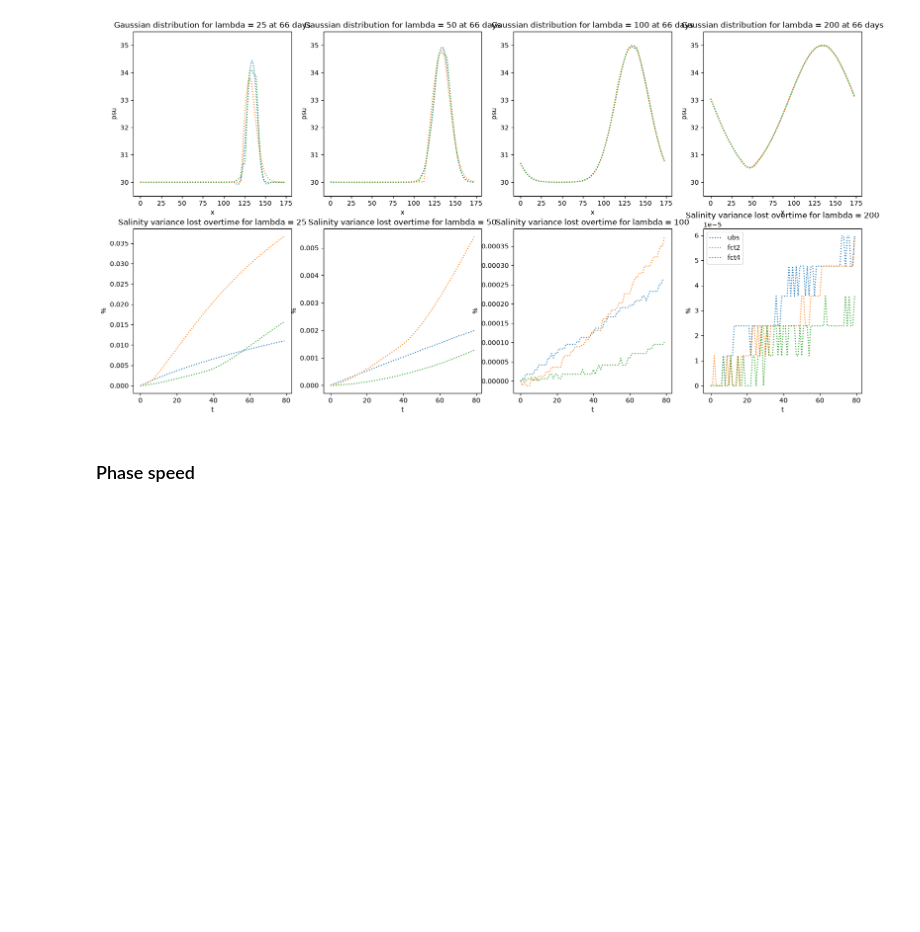
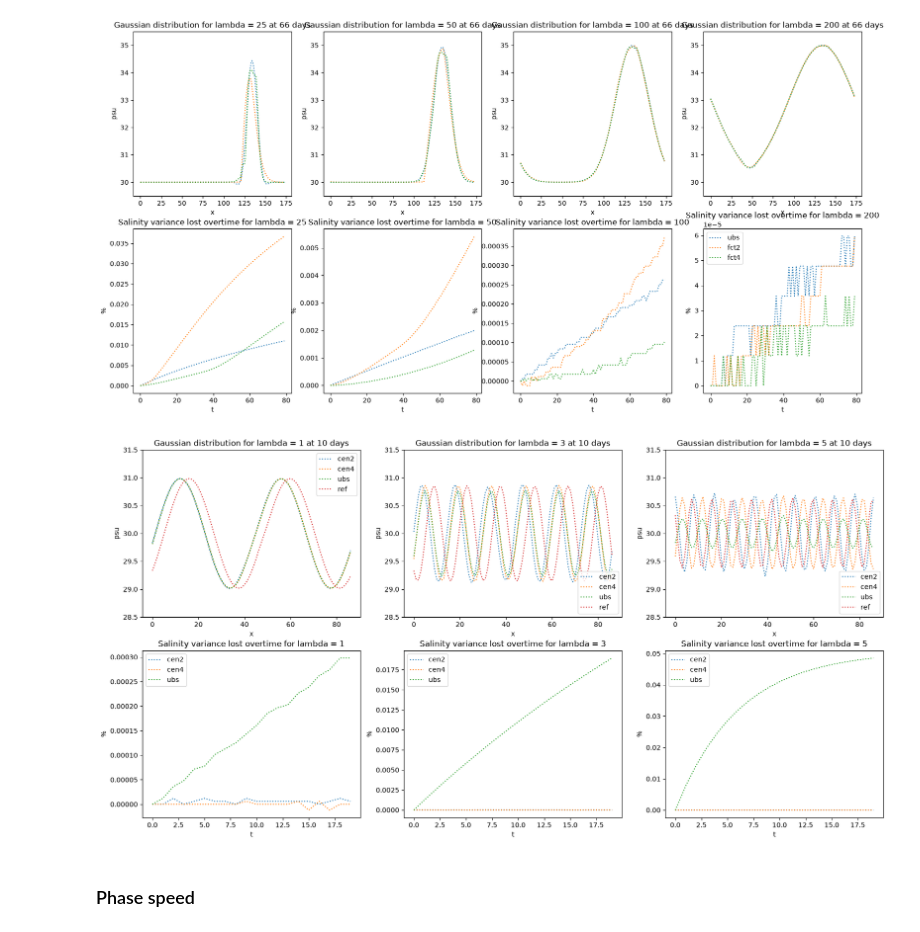
Before and after one commit to justinebuisson606/NEMO_Demonstrators, a Jupyter notebook: Demonstator 1-gauss.ipynb, the cells around one changed output. Cells and saved outputs as stored; diff of their text form; code cells hidden in the pictures; blank space fills up the shorter version.

```diff
--- a/Demonstator 1-gauss.ipynb
+++ b/Demonstator 1-gauss.ipynb
@@ -86,3 +89,37 @@ plt.legend()
+# %%
+
+v= 0.5
+dx = 10000
+dt = 24*3600
+ref = []
+t = 10
+fig_salt2c, axes_salt2c = plt.subplots(2, len(w_list), figsize=(20,10))
+
+for i, l in enumerate(w_list):
+        for scheme in scheme_list :
+            dataset = xr.open_dataset(rep+'CANAL_sin_'+scheme+str(l)+'_all_grid.nc', decode_times=False)
+            s2c = dataset['salt2c'].mean(dim=('x_grid_T', 'y_grid_T'))
+            s2c = np.array(s2c)
+            data = (1-s2c/s2c[0])*100
+            time = np.arange(s2c.shape[0])
+            axes_salt2c[1][i].plot(time,  data, ':', label = scheme)#plotting the ratio of the lost variance
+            axes_salt2c[1][i].set_title(f"Salinity variance lost overtime for lambda = {l}")
+            axes_salt2c[1][i].set_xlabel('t')
+            axes_salt2c[1][i].set_ylabel('%')
+            sin = dataset['soce'].isel(time_counter=t, y_grid_T = 50, deptht=0)
+            x = np.arange(sin.shape[0])
+            axes_salt2c[0][i].plot(x, sin, ':', label = scheme)
+        sin0 = dataset['soce'].isel(time_counter=0, y_grid_T = 50, deptht=0)
+        ref = np.roll(sin0, shift=v*dt*(t+1)/dx)
+        axes_salt2c[0][i].plot(x, ref, ':', label = 'ref')
+        axes_salt2c[0][i].set_title(f"Gaussian distribution for lambda = {l} at {t} days")
+        axes_salt2c[0][i].set_ylim(28.5, 31.5)
+        axes_salt2c[0][i].set_xlabel('x')
+        axes_salt2c[0][i].set_ylabel('psu')
+        axes_salt2c[0][i].legend()
+        axes_salt2c[1][i].legend()
+# %% [output]
+[figure, added]
 # %% [markdown]
 ### Phase speed
 # %%
```
Also changed, not shown: parts of 5 cells of this notebook, 4 other files.
